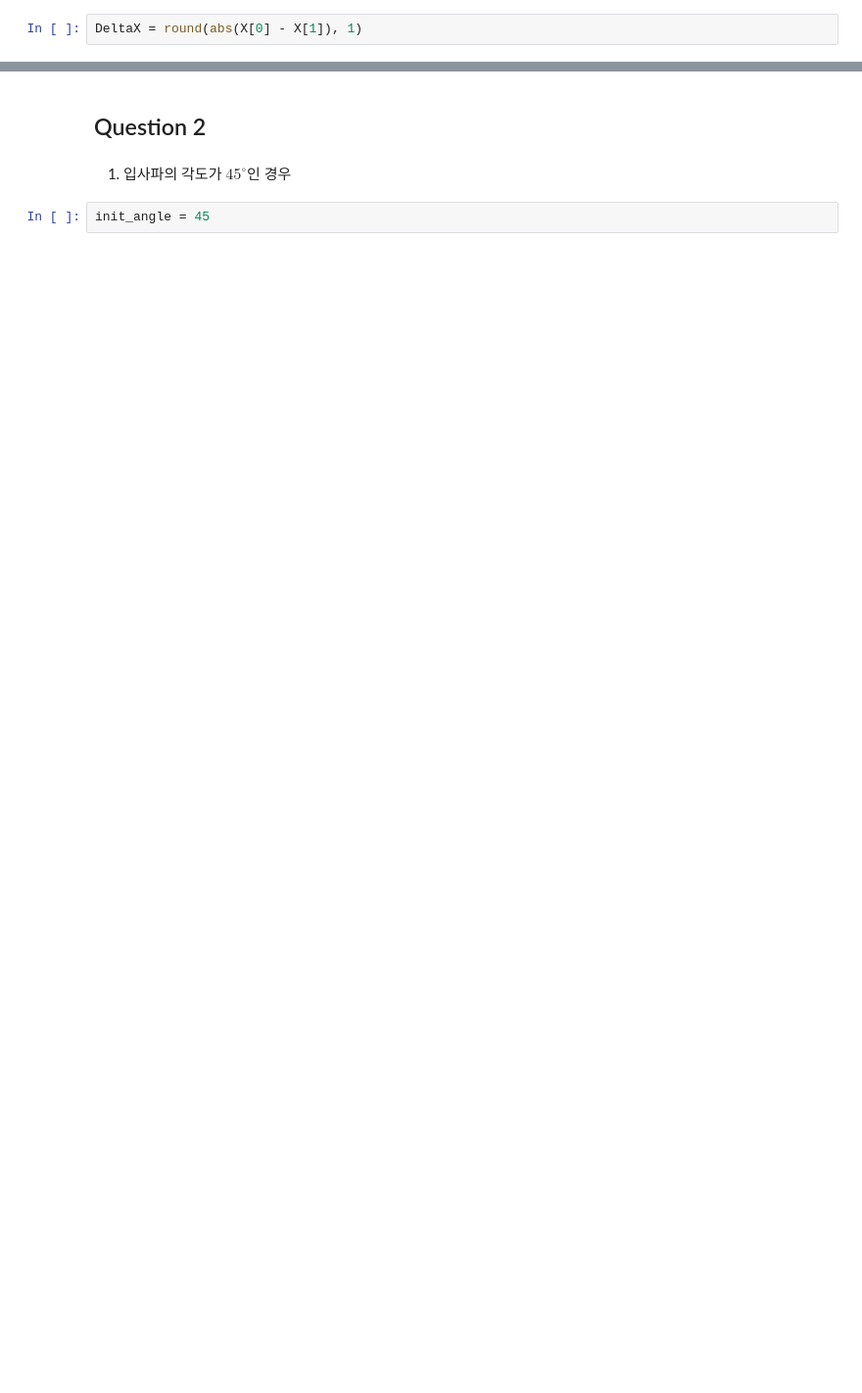
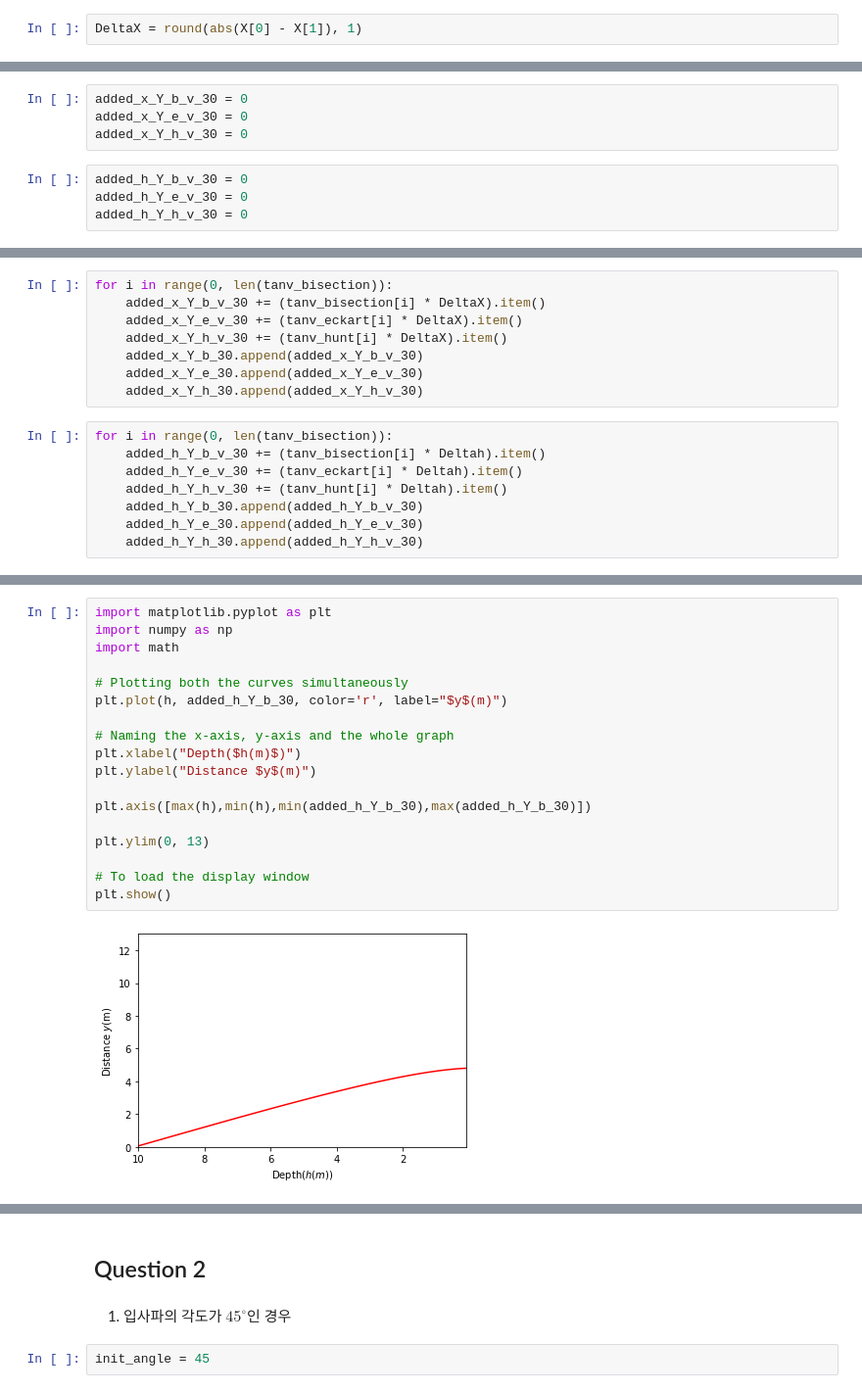
Before and after one commit to enfycius/Coastal-Engineering, a Jupyter notebook: Assign-3.ipynb, the cells around one changed output, grey strips where cells are left out. Shown at 98% size. Saved outputs shown, nothing was run; the diff lists cells and outputs as text; blank space fills up the shorter version.

```diff
--- a/Assign-3.ipynb
+++ b/Assign-3.ipynb
@@ -227,0 +181,8 @@ plt.show()
+# %%
+added_x_Y_b_v_30 = 0
+added_x_Y_e_v_30 = 0
+added_x_Y_h_v_30 = 0
+# %%
+added_h_Y_b_v_30 = 0
+added_h_Y_e_v_30 = 0
+added_h_Y_h_v_30 = 0
@@ -227,0 +193,16 @@ plt.show()
+# %%
+for i in range(0, len(tanv_bisection)):
+    added_x_Y_b_v_30 += (tanv_bisection[i] * DeltaX).item()
+    added_x_Y_e_v_30 += (tanv_eckart[i] * DeltaX).item()
+    added_x_Y_h_v_30 += (tanv_hunt[i] * DeltaX).item()
+    added_x_Y_b_30.append(added_x_Y_b_v_30)
+    added_x_Y_e_30.append(added_x_Y_e_v_30)
+    added_x_Y_h_30.append(added_x_Y_h_v_30)
+# %%
+for i in range(0, len(tanv_bisection)):
+    added_h_Y_b_v_30 += (tanv_bisection[i] * Deltah).item()
+    added_h_Y_e_v_30 += (tanv_eckart[i] * Deltah).item()
+    added_h_Y_h_v_30 += (tanv_hunt[i] * Deltah).item()
+    added_h_Y_b_30.append(added_h_Y_b_v_30)
+    added_h_Y_e_30.append(added_h_Y_e_v_30)
+    added_h_Y_h_30.append(added_h_Y_h_v_30)
@@ -227,0 +229,20 @@ plt.show()
+# %%
+import matplotlib.pyplot as plt
+import numpy as np
+import math
+
+# Plotting both the curves simultaneously
+plt.plot(h, added_h_Y_b_30, color='r', label="$y$(m)")
+
+# Naming the x-axis, y-axis and the whole graph
+plt.xlabel("Depth($h(m)$)")
+plt.ylabel("Distance $y$(m)")
+
+plt.axis([max(h),min(h),min(added_h_Y_b_30),max(added_h_Y_b_30)])
+
+plt.ylim(0, 13)
+
+# To load the display window
+plt.show()
+# %% [output]
+[figure, added]
```
Also changed, not shown: parts of 196 cells of this notebook.
